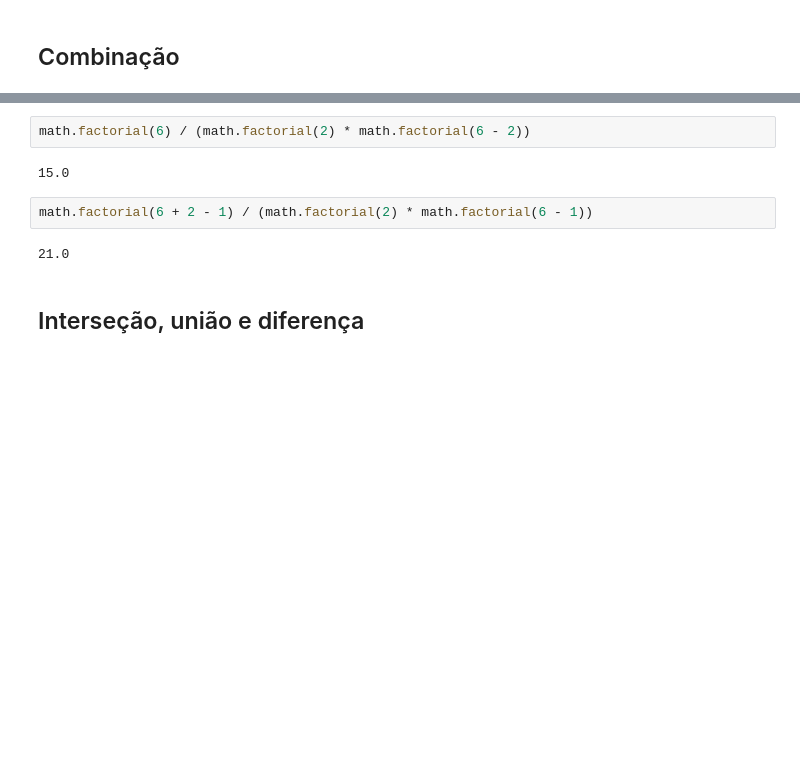
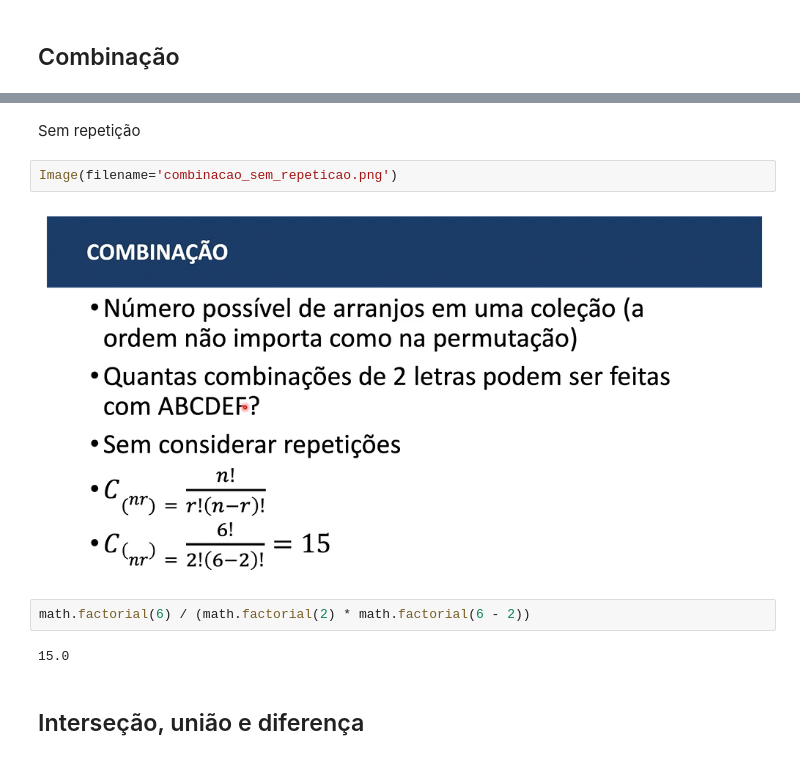
Before and after one commit to fernandovieira1/estat_ML, a Jupyter notebook: probabilidade_permutacao_conjuntos.ipynb, the cells around one changed output, grey strips where cells are left out. Saved outputs shown, nothing was run; the diff lists cells and outputs as text; blank space fills up the shorter version.

```diff
--- a/probabilidade_permutacao_conjuntos.ipynb
+++ b/probabilidade_permutacao_conjuntos.ipynb
@@ -29,11 +44,13 @@ math.pow(36, 5)
+# %% [markdown]
+Sem repetição
+# %%
+Image(filename='combinacao_sem_repeticao.png')
+# %% [output]
+[figure, added]
 # %%
 math.factorial(6) / (math.factorial(2) * math.factorial(6 - 2))
 # %% [output]
 15.0
-# %%
-math.factorial(6 + 2 - 1) / (math.factorial(2) * math.factorial(6 - 1))
-# %% [output]
-21.0
 # %% [markdown]
 ## Interseção, união e diferença
 # %%
```
Also changed, not shown: parts of 55 cells of this notebook, 6 other files.
